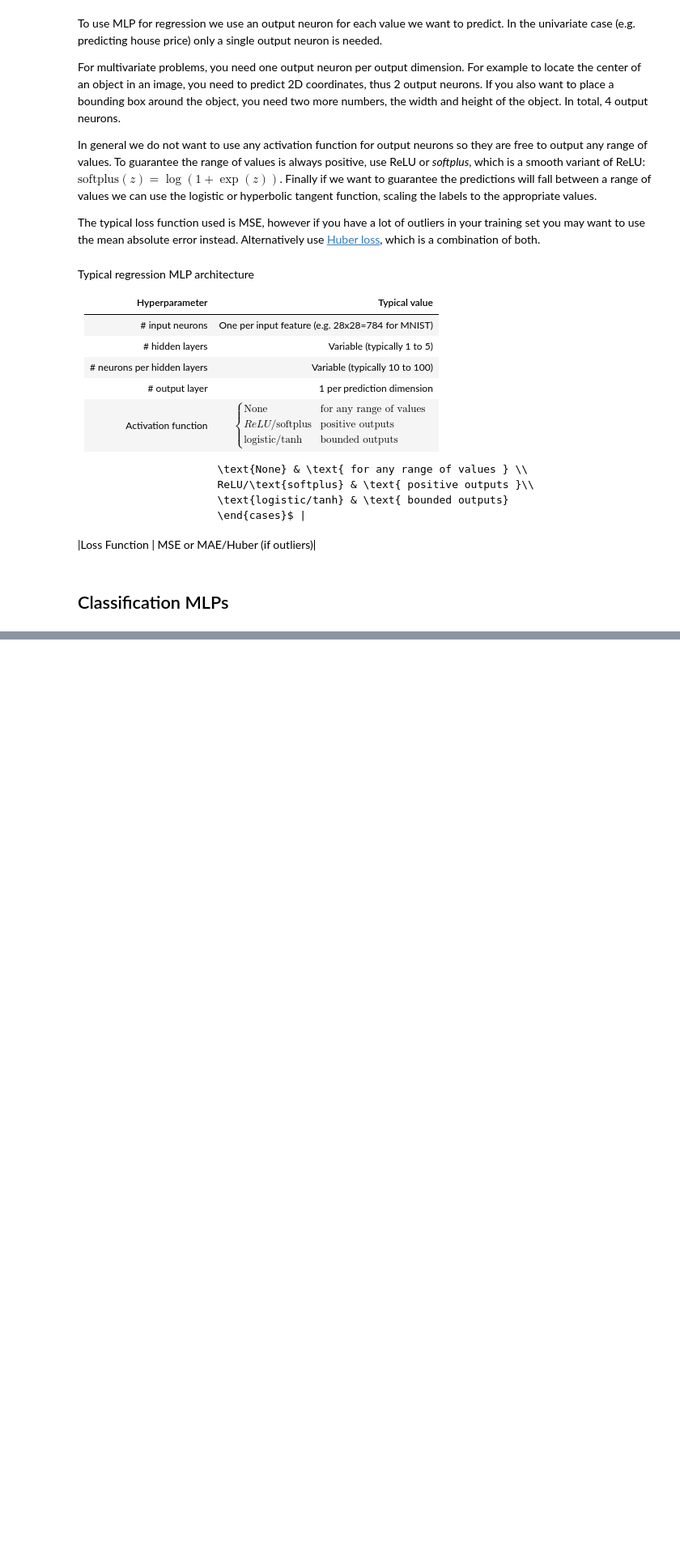
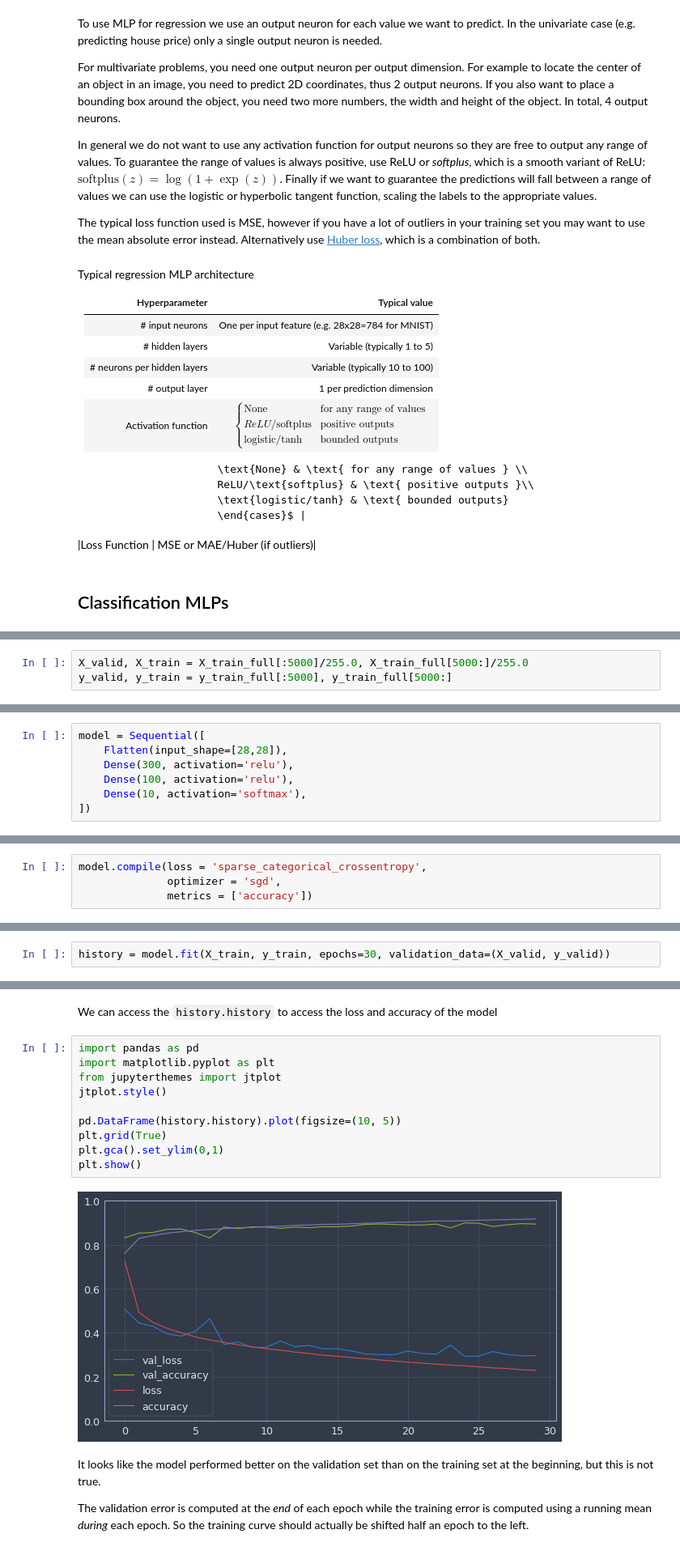
Before and after one commit to amaralcs/homl, a Jupyter notebook: 10_intro_to_artificial_neural_networks_with_keras.ipynb, the cells around one changed output, grey strips where cells are left out. Shown at 81% size. Cells and saved outputs as stored; diff of their text form; blank space fills up the shorter version.

````diff
--- a/10_intro_to_artificial_neural_networks_with_keras.ipynb
+++ b/10_intro_to_artificial_neural_networks_with_keras.ipynb
@@ -87,0 +142,3 @@ Typical regression MLP architecture
+# %%
+X_valid, X_train = X_train_full[:5000]/255.0, X_train_full[5000:]/255.0
+y_valid, y_train = y_train_full[:5000], y_train_full[5000:]
@@ -87,0 +170,7 @@ Typical regression MLP architecture
+# %%
+model = Sequential([
+    Flatten(input_shape=[28,28]),
+    Dense(300, activation='relu'),
+    Dense(100, activation='relu'),
+    Dense(10, activation='softmax'),
+])
@@ -87,0 +258,4 @@ Typical regression MLP architecture
+# %%
+model.compile(loss = 'sparse_categorical_crossentropy',
+              optimizer = 'sgd',
+              metrics = ['accuracy'])
@@ -87,0 +268,2 @@ Typical regression MLP architecture
+# %%
+history = model.fit(X_train, y_train, epochs=30, validation_data=(X_valid, y_valid))
@@ -87,0 +294,18 @@ Typical regression MLP architecture
+# %% [markdown]
+We can access the ```history.history``` to access the loss and accuracy of the model
+# %%
+import pandas as pd
+import matplotlib.pyplot as plt
+from jupyterthemes import jtplot
+jtplot.style()
+
+pd.DataFrame(history.history).plot(figsize=(10, 5))
+plt.grid(True)
+plt.gca().set_ylim(0,1)
+plt.show()
+# %% [output]
+[figure, added]
+# %% [markdown]
+It looks like the model performed better on the validation set than on the training set at the beginning, but this is not true.
+
+The validation error is computed at the *end* of each epoch while the training error is computed using a running mean *during* each epoch. So the training curve should actually be shifted half an epoch to the left.
````
Also changed, not shown: parts of 32 cells of this notebook.
